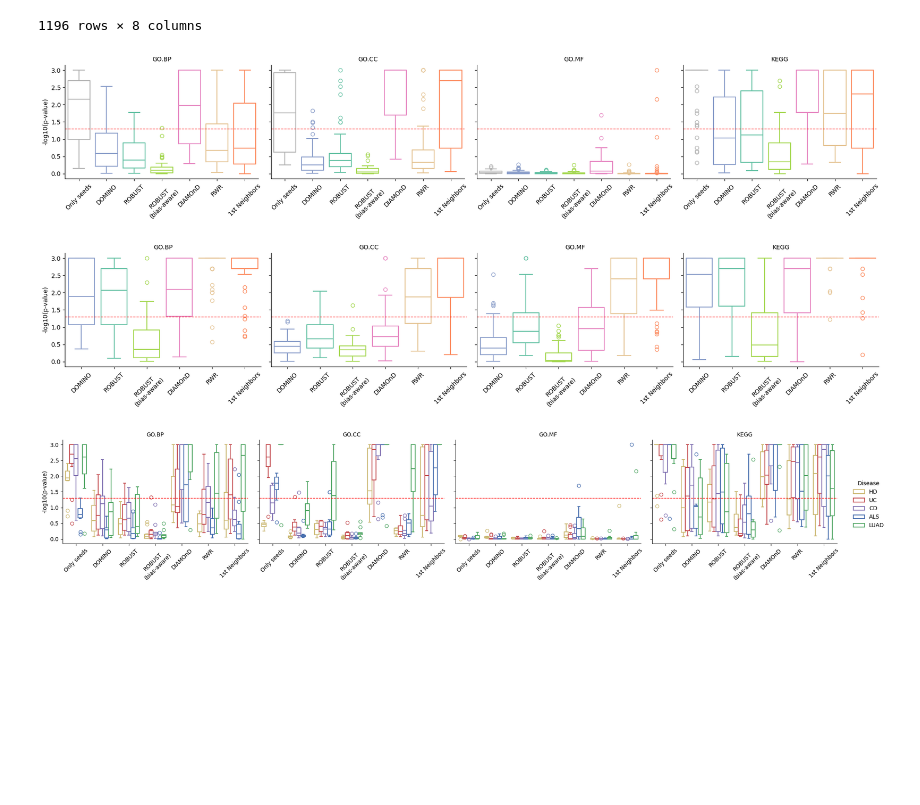
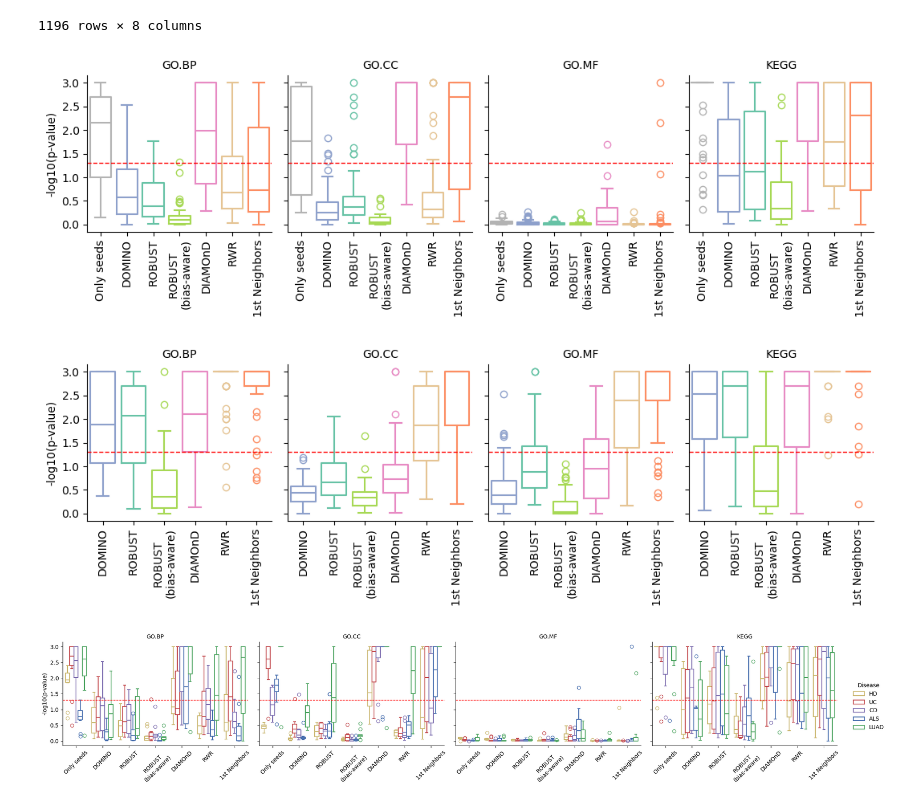
Before and after one commit to REPO4EU/modulediscovery_demonstration, a Jupyter notebook: src/08_visualize_digest.ipynb, the cells around one changed output. Drawn from its saved outputs; the diff is of its cells as text; code cells hidden in the pictures; blank space fills up the shorter version.

```diff
--- a/src/08_visualize_digest.ipynb
+++ b/src/08_visualize_digest.ipynb
@@ -70,44 +70,44 @@ def digest_summary_plot(df, amim_meta_df):
         df,
         col="source",
         sharey=True,
-        height=4,
-        aspect=1.2
+        height=3.5,
+        aspect=3/4
     )
 
     # Map the stripplot to each facet
     g.map_dataframe(
         sns.boxplot,
         x="amim",
         y="value",
         hue="amim",
         palette=dict(zip(amim_meta_df.label, amim_meta_df.color)),
         hue_order=amim_meta_df.label,
         order=amim_meta_df.label,
         fill=False,
     )
 
     # Add horizontal lines to each subplot
     for ax in g.axes.flat:
         ax.axhline(y=-math.log10(0.05), color='red', linestyle='--', linewidth=1)
 
     # Clean up legend
     g.add_legend(title="")  # Optional: set legend title
     g.set_titles(col_template="{col_name}")
     g.set_axis_labels("", "-log10(p-value)")
-    g.set_xticklabels(rotation=45)
+    g.set_xticklabels(rotation=90)
 
     plt.tight_layout()
     return g
 digest_summary_plot(free_df, amim_meta_df)
 save_figure(plt.gcf(), f"{prefix}_digest_reference_free")
 plt.show()
 
 digest_summary_plot(based_df, amim_meta_no_seeds_df)
 save_figure(plt.gcf(), f"{prefix}_digest_reference_based")
 plt.show()
 # %% [output]
-[figure, old version]
+[figure, new version]
-[figure, old version]
+[figure, new version]
 # %%
 def digest_per_disease_plot(df, amim_meta_df, seed_meta_df):
     # Create FacetGrid
```
Also changed, not shown: 14 other files.
